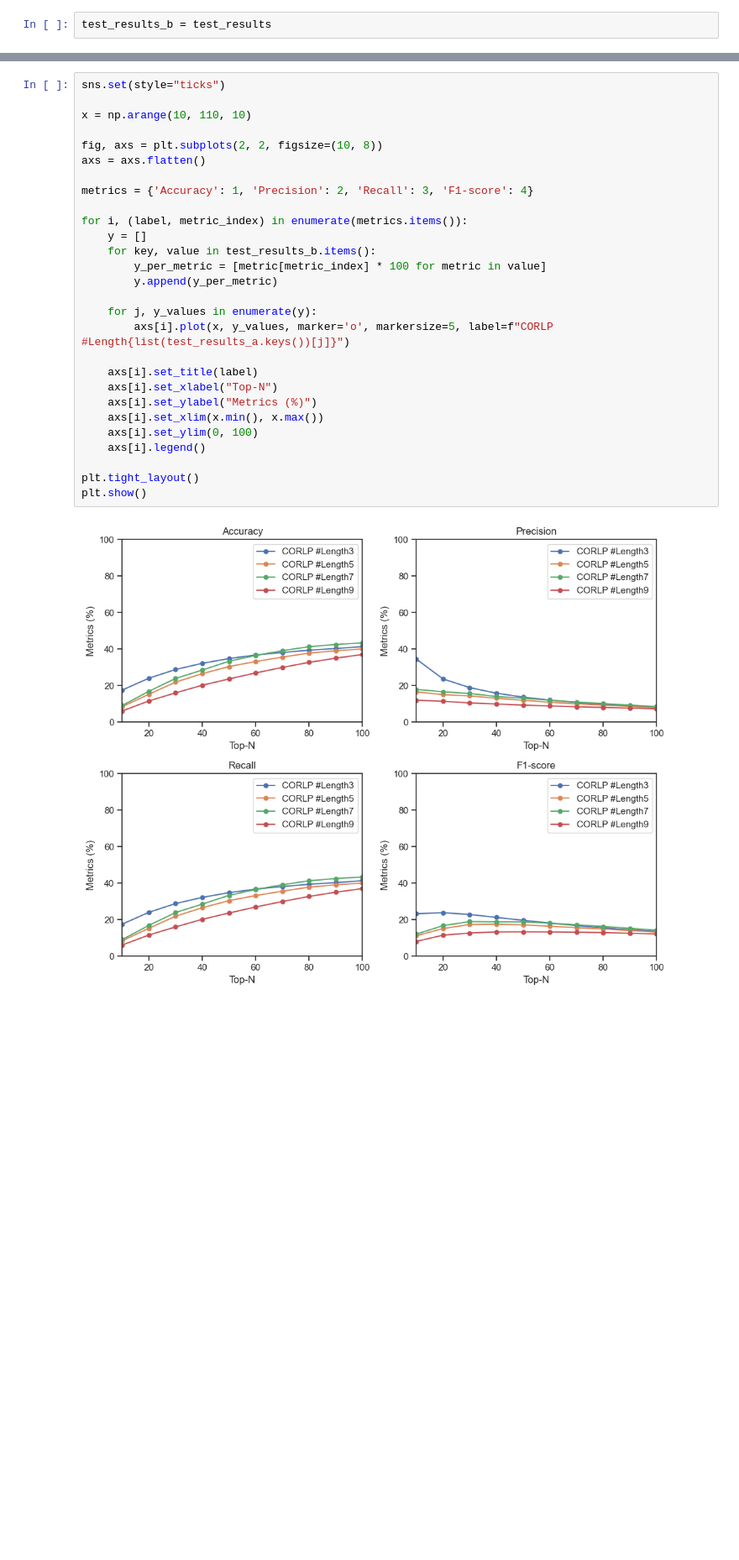
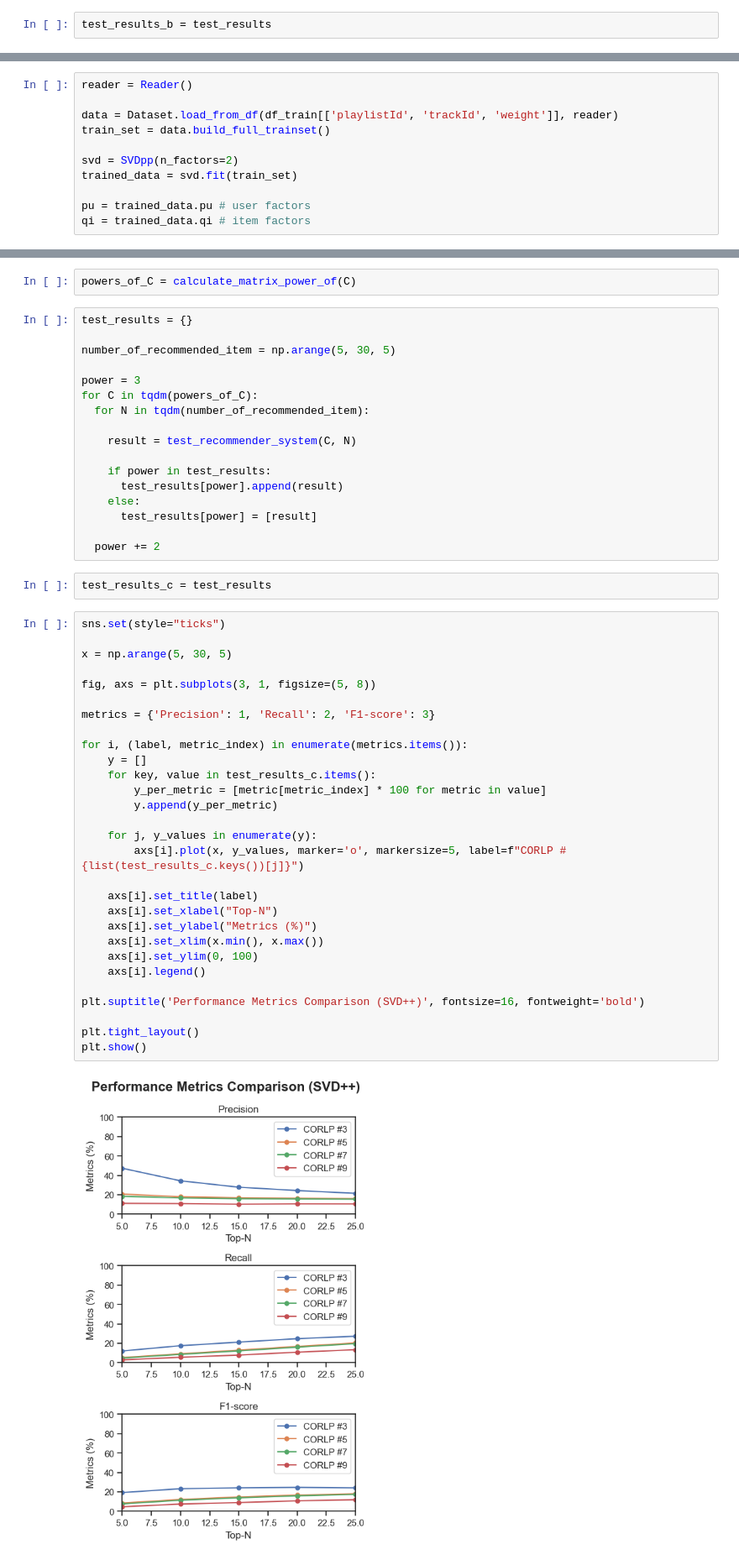
Before and after one commit to apapadoi/dws-sna-graph-based-music-recommendation, a Jupyter notebook: CORLP/corlp.ipynb, the cells around one changed output, grey strips where cells are left out. Shown: that part at 84% size. Cells and saved outputs as stored; diff of their text form; blank space fills up the shorter version.

```diff
--- a/CORLP/corlp.ipynb
+++ b/CORLP/corlp.ipynb
@@ -354,0 +365,11 @@ test_results_b = test_results
+# %%
+reader = Reader()
+
+data = Dataset.load_from_df(df_train[['playlistId', 'trackId', 'weight']], reader)
+train_set = data.build_full_trainset()
+
+svd = SVDpp(n_factors=2)
+trained_data = svd.fit(train_set)
+
+pu = trained_data.pu # user factors
+qi = trained_data.qi # item factors
@@ -355,30 +397,52 @@ test_results_b = test_results
+# %%
+powers_of_C = calculate_matrix_power_of(C)
+# %%
+test_results = {}
+
+number_of_recommended_item = np.arange(5, 30, 5)
+
+power = 3
+for C in tqdm(powers_of_C):
+  for N in tqdm(number_of_recommended_item):
+
+    result = test_recommender_system(C, N)
+
+    if power in test_results:
+      test_results[power].append(result)
+    else:
+      test_results[power] = [result]
+
+  power += 2
+# %%
+test_results_c = test_results
 # %%
 sns.set(style="ticks")
 
-x = np.arange(10, 110, 10)
+x = np.arange(5, 30, 5)
 
-fig, axs = plt.subplots(2, 2, figsize=(10, 8))
-axs = axs.flatten()
+fig, axs = plt.subplots(3, 1, figsize=(5, 8))
 
-metrics = {'Accuracy': 1, 'Precision': 2, 'Recall': 3, 'F1-score': 4}
+metrics = {'Precision': 1, 'Recall': 2, 'F1-score': 3}
 
 for i, (label, metric_index) in enumerate(metrics.items()):
     y = []
-    for key, value in test_results_b.items():
+    for key, value in test_results_c.items():
         y_per_metric = [metric[metric_index] * 100 for metric in value]
         y.append(y_per_metric)
 
     for j, y_values in enumerate(y):
-        axs[i].plot(x, y_values, marker='o', markersize=5, label=f"CORLP #Length{list(test_results_a.keys())[j]}")
+        axs[i].plot(x, y_values, marker='o', markersize=5, label=f"CORLP #{list(test_results_c.keys())[j]}")
 
     axs[i].set_title(label)
     axs[i].set_xlabel("Top-N")
     axs[i].set_ylabel("Metrics (%)")
     axs[i].set_xlim(x.min(), x.max())
     axs[i].set_ylim(0, 100)
     axs[i].legend()
 
+plt.suptitle('Performance Metrics Comparison (SVD++)', fontsize=16, fontweight='bold')
+
 plt.tight_layout()
 plt.show()
 # %% [output]
-[figure, old version]
+[figure, new version]
```
Also changed, not shown: parts of 16 cells of this notebook, 3 other files.
